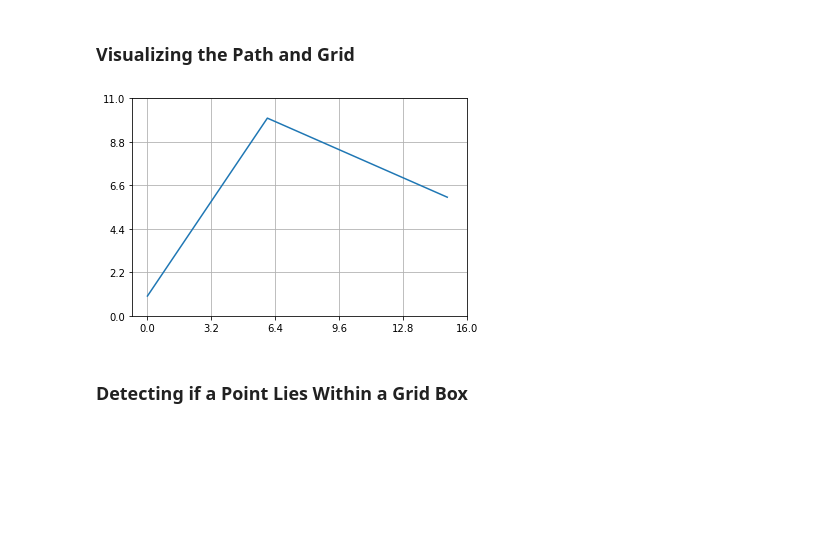
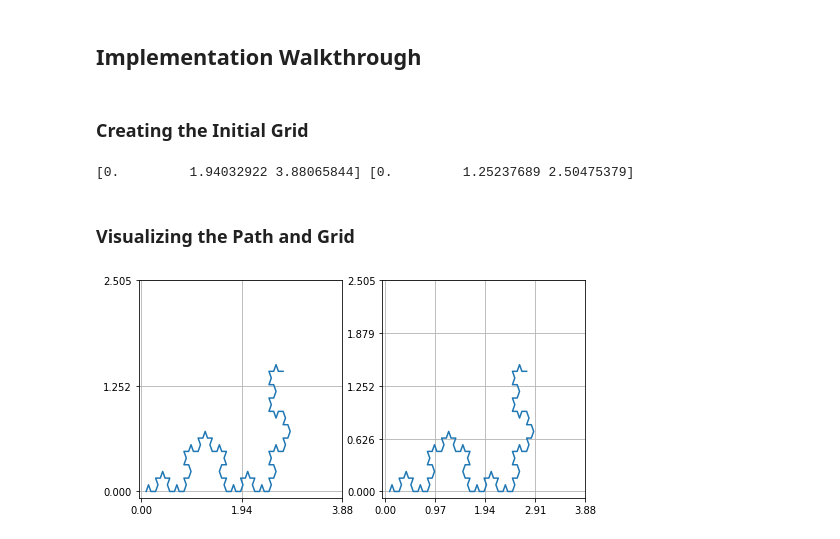
Before and after one commit to ninavergara605/Dimension_analysis, a Jupyter notebook: box_counting_method.ipynb, the cells around one changed output. Cells and saved outputs as stored; diff of their text form; code cells hidden in the pictures; blank space fills up the shorter version.

Commit message:
tested using koch curve

```diff
--- a/box_counting_method.ipynb
+++ b/box_counting_method.ipynb
@@ -44,17 +48,49 @@ print(grid_x, grid_y)
+# %% [markdown]
+## Implementation Walkthrough
+# %% [markdown]
+### Creating the Initial Grid
+# %%
+# To determine the maximum x and y axis values of the grid, one is added to the largest x and y point value.
+grid_dim = [max(nodes[:,0])+1, max(nodes[:,1])+1]
+
+# In this example, the grid is split into 5 segments on both the x and y axis.
+nboxes = 4
+n_divides = int(np.sqrt(nboxes))
+# np.linspace is used to mark the segment intercept points for each axis of the grid
+grid_x, grid_y = np.linspace(0, grid_dim[0],num=n_divides+1), np.linspace(0, grid_dim[1],num=n_divides+1)
+print(grid_x, grid_y)
+# %% [output]
+[0.         1.94032922 3.88065844] [0.         1.25237689 2.50475379]
+# %%
+def divide_segment(segment):
+  divided = []
+  for i in range(len(segment)-1):
+    lower = segment[i]
+    upper = segment[i+1]
+    middle = lower + (upper - lower)/2
+    if lower in divided:
+      divided.extend([middle, upper])
+    else:
+      divided.extend([lower, middle, upper])
+  return divided
+
+divided_x = divide_segment(grid_x)
+divided_y = divide_segment(grid_y)
 # %% [markdown]
 ### Visualizing the Path and Grid
 # %%
 # Initialize the plot
-fig, ax = plt.subplots()
+fig, (ax1,ax2) = plt.subplots(ncols=2, figsize=(8,4))
 
-# Plots each point in the path
-ax.plot(path[:,0], path[:,1])
+def plot_path(ax, x_ticks, y_ticks):
+  # Plots each point in the path
+  ax.plot(path[:,0], path[:,1])
+  # Use the grid segments for the X and Y axis to determine the major axis ticks
+  ax.set_yticks(y_ticks)
+  ax.set_xticks(x_ticks)
+  ax.grid()
 
-# Use the grid segments for the X and Y axis to determine the major axis ticks
-ax.set_yticks(grid_y)
-ax.set_xticks(grid_x)
-ax.grid()
+plot_path(ax1, grid_x, grid_y)
+plot_path(ax2, divided_x, divided_y)
 # %% [output]
-[figure, old version]
+[figure, new version]
-# %% [markdown]
-### Detecting if a Point Lies Within a Grid Box
```
Also changed, not shown: parts of 16 cells of this notebook.
